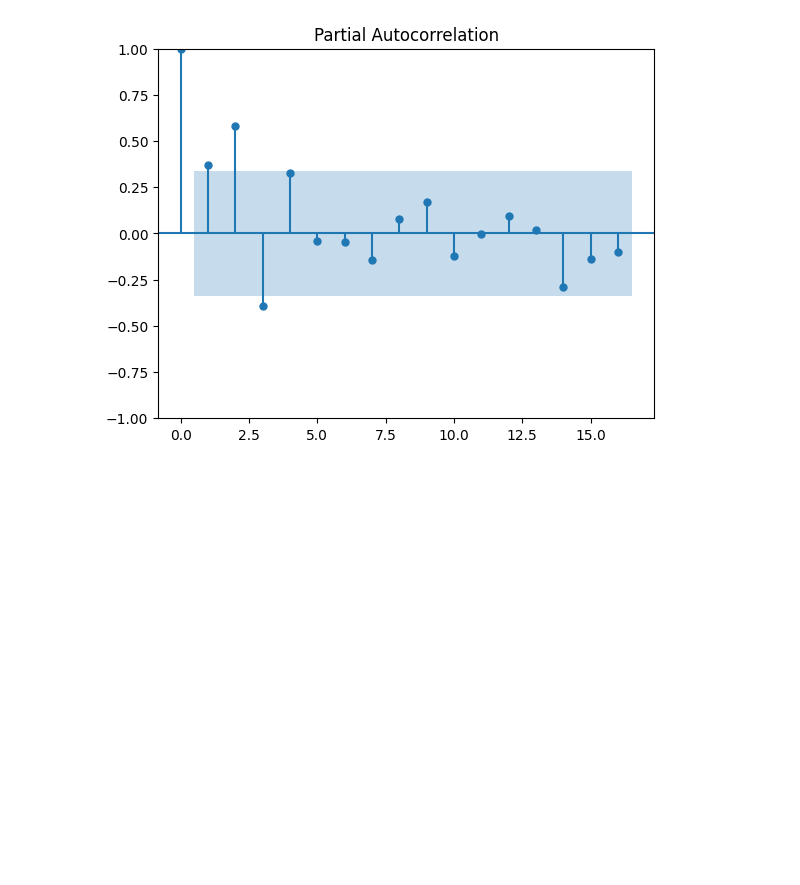
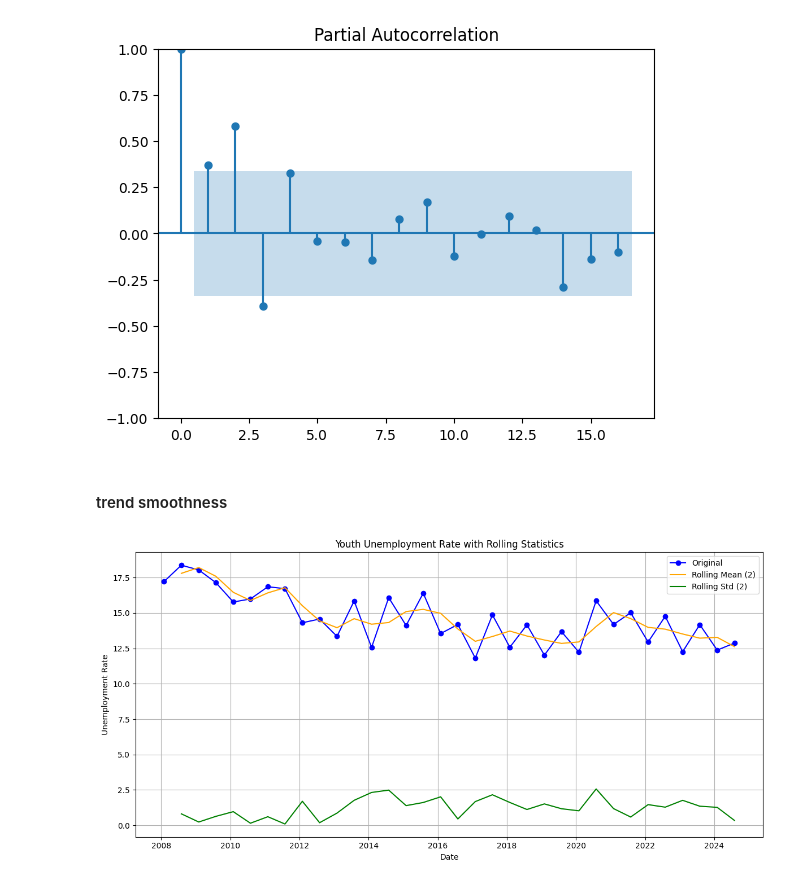
Before and after one commit to imajirzl/thesis-unemployment-rate, a Jupyter notebook: analysis/youth.ipynb, the cells around one changed output. Drawn from its saved outputs; the diff is of its cells as text; code cells hidden in the pictures; blank space fills up the shorter version.

Commit message:
trend smoothness

```diff
--- a/analysis/youth.ipynb
+++ b/analysis/youth.ipynb
@@ -138,3 +138,24 @@ plot_pacf(df['Unemployment_Rate'])
 # %% [output]
 [figure]
 [figure]
+# %% [markdown]
+#### trend smoothness
+# %%
+window_size = 2
+
+df_copy['rolling_mean'] = df_copy['Unemployment_Rate'].rolling(window=window_size).mean()
+df_copy['rolling_std'] = df_copy['Unemployment_Rate'].rolling(window=window_size).std()
+# %%
+plt.figure(figsize=(12,6))
+plt.plot(df_copy['year_month'], df_copy['Unemployment_Rate'], label='Original', color='blue', marker='o')
+plt.plot(df_copy['year_month'], df_copy['rolling_mean'], label=f'Rolling Mean ({window_size})', color='orange')
+plt.plot(df_copy['year_month'], df_copy['rolling_std'], label=f'Rolling Std ({window_size})', color='green')
+plt.title('Youth Unemployment Rate with Rolling Statistics')
+plt.xlabel('Date')
+plt.ylabel('Unemployment Rate')
+plt.legend()
+plt.grid(True)
+plt.tight_layout()
+plt.show()
+# %% [output]
+[figure, added]
```
Also changed, not shown: parts of 2 cells of this notebook.
